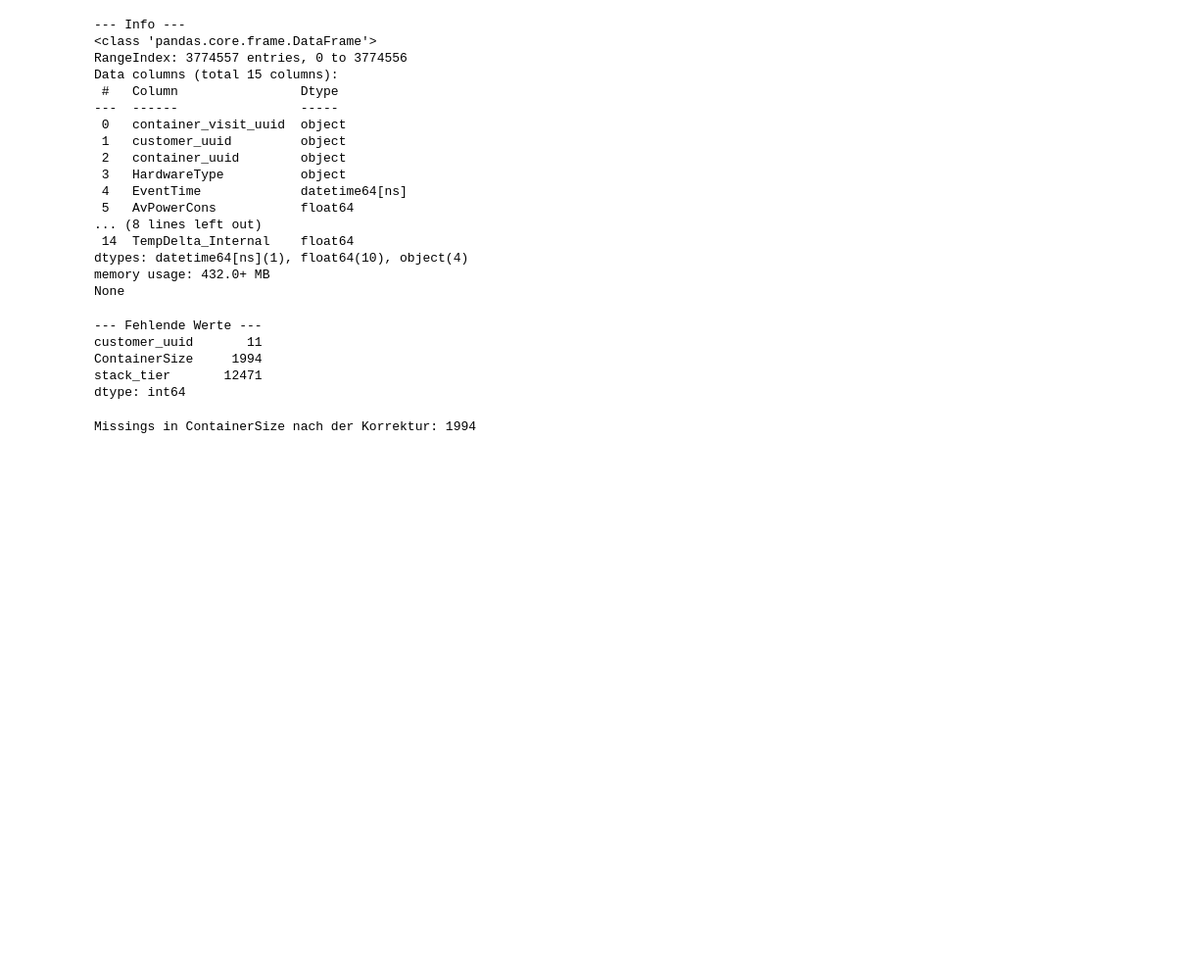
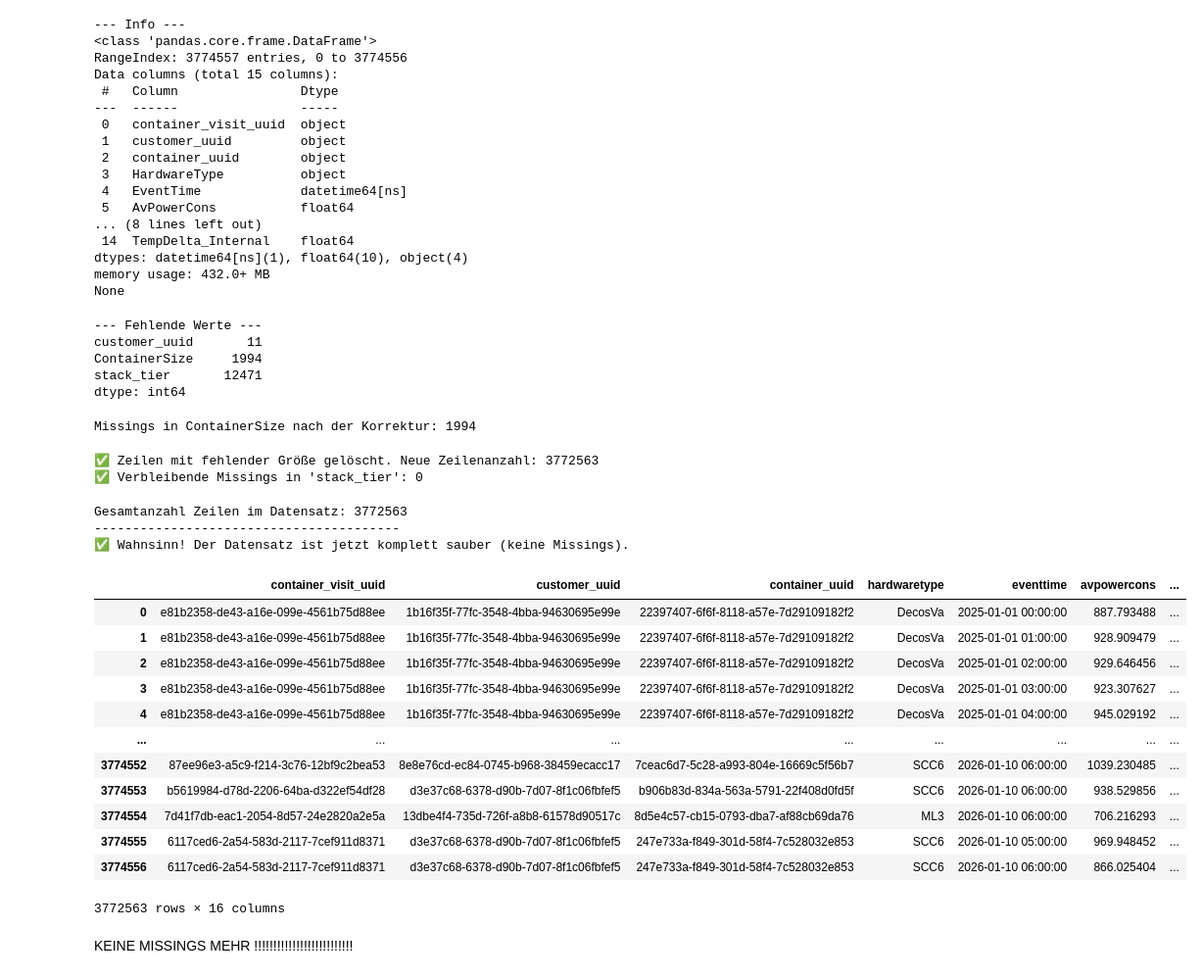
Before and after one commit to janofrank/Merge-Error, a Jupyter notebook: Ado_DE.ipynb, the cells around one changed output. Shown at 98% size. Drawn from its saved outputs; the diff is of its cells as text; code cells hidden in the pictures; blank space fills up the shorter version.

Commit message:
-Keine Missings mehr

```diff
--- a/Ado_DE.ipynb
+++ b/Ado_DE.ipynb
@@ -91,3 +91,61 @@ print(f"Missings in ContainerSize nach der Korrektur: {remaining_missings}")
 # in KEINER Zeile eine Größe hinterlegt war.
 # %% [output]
 Missings in ContainerSize nach der Korrektur: 1994
+# %%
+# 1. Zeilen löschen, bei denen 'containersize' fehlt
+df_reefer = df_reefer.dropna(subset=['containersize'])
+
+# 2. Missings in 'stack_tier' durch den Wert 1 ersetzen
+df_reefer['stack_tier'] = df_reefer['stack_tier'].fillna(1)
+
+# Kurze Erfolgskontrolle
+print(f"✅ Zeilen mit fehlender Größe gelöscht. Neue Zeilenanzahl: {len(df_reefer)}")
+print(f"✅ Verbleibende Missings in 'stack_tier': {df_reefer['stack_tier'].isna().sum()}")
+
+# Optional: Prüfen, ob stack_tier jetzt den richtigen Datentyp hat (z.B. Integer)
+# df_reefer['stack_tier'] = df_reefer['stack_tier'].astype(int)
+# %% [output]
+✅ Zeilen mit fehlender Größe gelöscht. Neue Zeilenanzahl: 3772563
+✅ Verbleibende Missings in 'stack_tier': 0
+# %%
+# Berechnung der Missings
+missing_count = df_reefer.isna().sum()
+missing_percentage = (missing_count / len(df_reefer)) * 100
+
+# Zusammenführen in eine schöne Tabelle
+missing_report = pd.DataFrame({
+    'Anzahl Missings': missing_count,
+    'Anteil (%)': missing_percentage.round(2)
+})
+
+# Nur Spalten anzeigen, die tatsächlich Missings haben, sortiert nach Wichtigkeit
+missing_report = missing_report[missing_report['Anzahl Missings'] > 0].sort_values(by='Anteil (%)', ascending=False)
+
+print(f"Gesamtanzahl Zeilen im Datensatz: {len(df_reefer)}")
+print("-" * 40)
+if missing_report.empty:
+    print("✅ Wahnsinn! Der Datensatz ist jetzt komplett sauber (keine Missings).")
+else:
+    print(missing_report)
+# %% [output]
+Gesamtanzahl Zeilen im Datensatz: 3772563
+----------------------------------------
+✅ Wahnsinn! Der Datensatz ist jetzt komplett sauber (keine Missings).
+# %%
+df_reefer
+# %% [output]
+|  | container_visit_uuid | customer_uuid | container_uuid | hardwaretype | eventtime | avpowercons | ... |
+| 0 | e81b2358-de43-a16e-099e-4561b75d88ee | 1b16f35f-77fc-3548-4bba-94630695e99e | 22397407-6f6f-8118-a57e-7d29109182f2 | DecosVa | 2025-01-01 00:00:00 | 887.793488 | ... |
+| 1 | e81b2358-de43-a16e-099e-4561b75d88ee | 1b16f35f-77fc-3548-4bba-94630695e99e | 22397407-6f6f-8118-a57e-7d29109182f2 | DecosVa | 2025-01-01 01:00:00 | 928.909479 | ... |
+| 2 | e81b2358-de43-a16e-099e-4561b75d88ee | 1b16f35f-77fc-3548-4bba-94630695e99e | 22397407-6f6f-8118-a57e-7d29109182f2 | DecosVa | 2025-01-01 02:00:00 | 929.646456 | ... |
+| 3 | e81b2358-de43-a16e-099e-4561b75d88ee | 1b16f35f-77fc-3548-4bba-94630695e99e | 22397407-6f6f-8118-a57e-7d29109182f2 | DecosVa | 2025-01-01 03:00:00 | 923.307627 | ... |
+| 4 | e81b2358-de43-a16e-099e-4561b75d88ee | 1b16f35f-77fc-3548-4bba-94630695e99e | 22397407-6f6f-8118-a57e-7d29109182f2 | DecosVa | 2025-01-01 04:00:00 | 945.029192 | ... |
+| ... | ... | ... | ... | ... | ... | ... | ... |
+| 3774552 | 87ee96e3-a5c9-f214-3c76-12bf9c2bea53 | 8e8e76cd-ec84-0745-b968-38459ecacc17 | 7ceac6d7-5c28-a993-804e-16669c5f56b7 | SCC6 | 2026-01-10 06:00:00 | 1039.230485 | ... |
+| 3774553 | b5619984-d78d-2206-64ba-d322ef54df28 | d3e37c68-6378-d90b-7d07-8f1c06fbfef5 | b906b83d-834a-563a-5791-22f408d0fd5f | SCC6 | 2026-01-10 06:00:00 | 938.529856 | ... |
+| 3774554 | 7d41f7db-eac1-2054-8d57-24e2820a2e5a | 13dbe4f4-735d-726f-a8b8-61578d90517c | 8d5e4c57-cb15-0793-dba7-af88cb69da76 | ML3 | 2026-01-10 06:00:00 | 706.216293 | ... |
+| 3774555 | 6117ced6-2a54-583d-2117-7cef911d8371 | d3e37c68-6378-d90b-7d07-8f1c06fbfef5 | 247e733a-f849-301d-58f4-7c528032e853 | SCC6 | 2026-01-10 05:00:00 | 969.948452 | ... |
+| 3774556 | 6117ced6-2a54-583d-2117-7cef911d8371 | d3e37c68-6378-d90b-7d07-8f1c06fbfef5 | 247e733a-f849-301d-58f4-7c528032e853 | SCC6 | 2026-01-10 06:00:00 | 866.025404 | ... |
+3772563 rows × 16 columns
+# %% [markdown]
+KEINE MISSINGS MEHR !!!!!!!!!!!!!!!!!!!!!!!!!!
```
